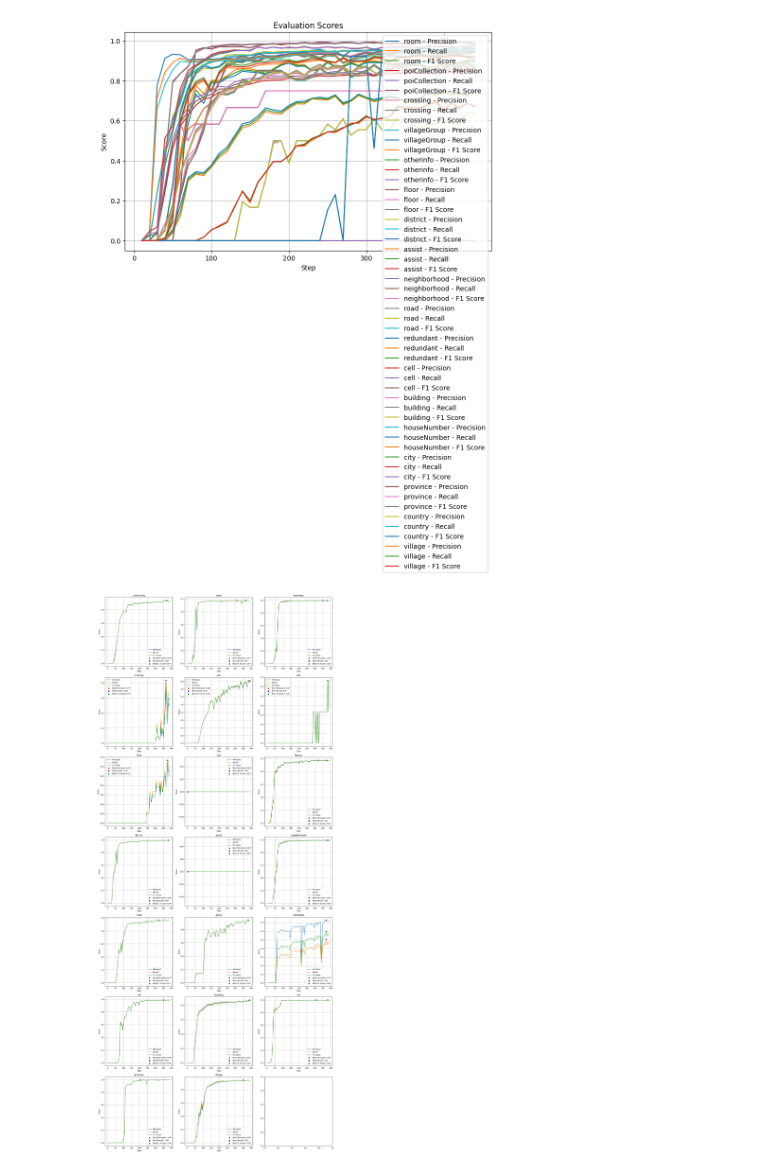
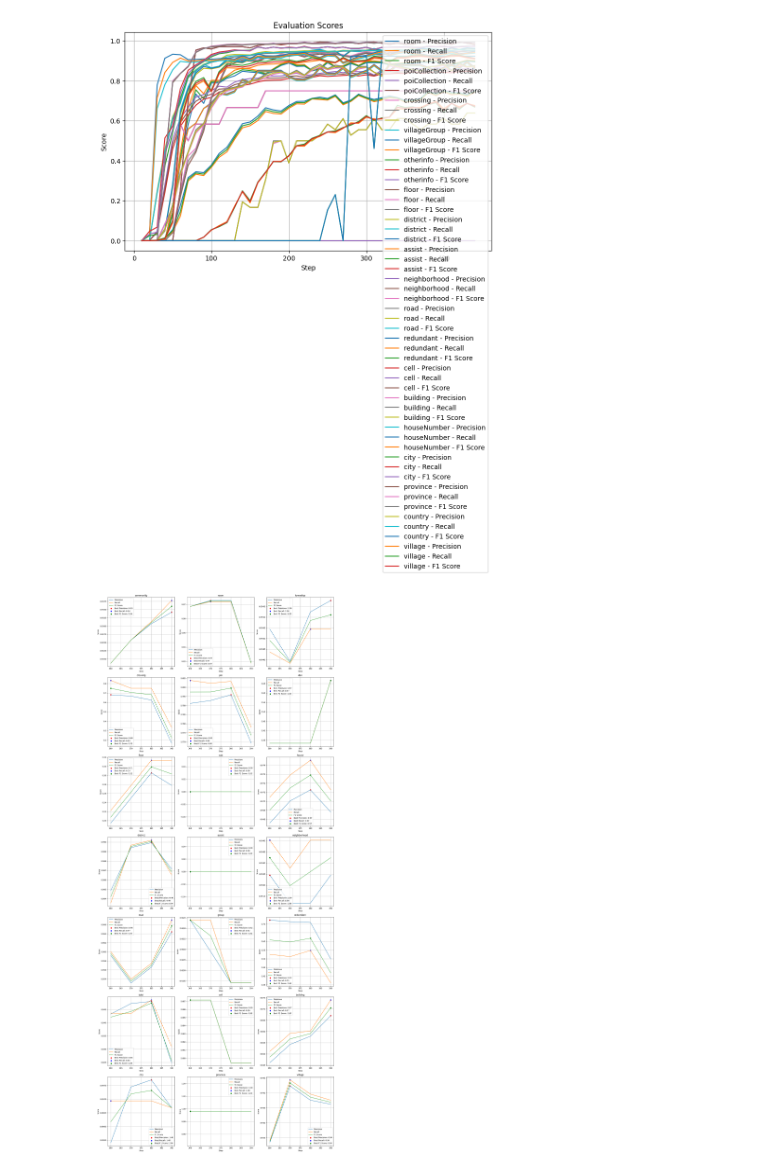
Before and after one commit to linger1216/address-parser, a Jupyter notebook: notebooks/scores.ipynb, the cells around one changed output. Drawn from its saved outputs; the diff is of its cells as text; code cells hidden in the pictures.

```diff
--- a/notebooks/scores.ipynb
+++ b/notebooks/scores.ipynb
@@ -67,7 +67,7 @@ import pandas as pd
 import matplotlib.pyplot as plt
 
 # 设置目录路径
-directory = '/Users/lid/Downloads/src/ml/address-parse-pytorch/eval/eval_20240315162840/scores'
+directory = '/Users/lid/Downloads/src/ml/address-parser/eval/eval_20240317012339/scores'
 row_size = 3
 
 # 获取目录下所有文件
@@ -84,31 +84,31 @@ fig, axes = plt.subplots(num_rows, num_cols, figsize=(18, 6 * num_rows))
 # 遍历文件并绘制子图
 for i, filename in enumerate(files):
     row = i // num_cols
     col = i % num_cols
     file_path = os.path.join(directory, filename)
     df = pd.read_csv(file_path)
     category = filename.split('_')[0]
     ax = axes[row, col] if num_rows > 1 else axes[col]
     ax.plot(df['step'], df['precision'], label='Precision')
     ax.plot(df['step'], df['recall'], label='Recall')
     ax.plot(df['step'], df['f1_score'], label='F1 Score')
     ax.set_title(category)
     ax.set_xlabel('Step')
     ax.set_ylabel('Score')
     ax.legend()
     ax.grid(True)
 
     # 标记最佳分数
     best_precision = df.loc[df['precision'].idxmax()]
     best_recall = df.loc[df['recall'].idxmax()]
     best_f1_score = df.loc[df['f1_score'].idxmax()]
     ax.scatter(best_precision['step'], best_precision['precision'], color='red', label=f'Best Precision: {best_precision["precision"]:.2f}')
     ax.scatter(best_recall['step'], best_recall['recall'], color='blue', label=f'Best Recall: {best_recall["recall"]:.2f}')
     ax.scatter(best_f1_score['step'], best_f1_score['f1_score'], color='green', label=f'Best F1 Score: {best_f1_score["f1_score"]:.2f}')
     ax.legend()
 
 # 调整子图的布局
 plt.tight_layout()
 plt.show()
 # %% [output]
-[figure, old version]
+[figure, new version]
```
Also changed, not shown: 1 other file.
